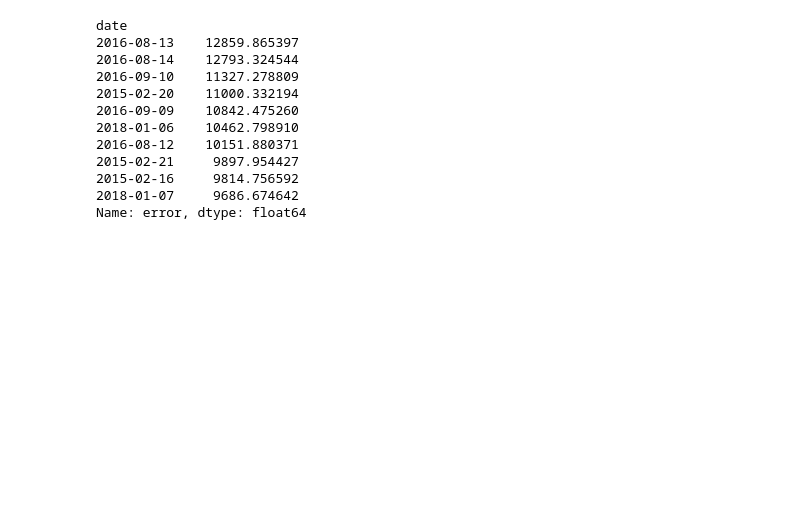
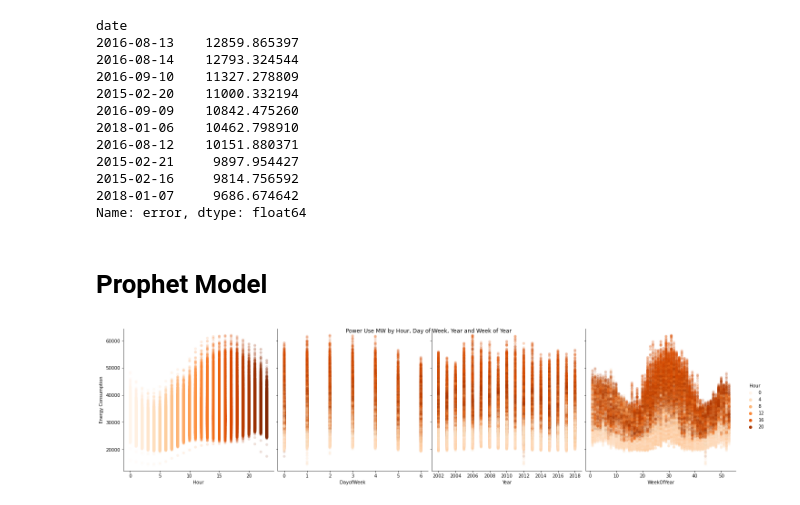
Before and after one commit to Masskadivar/BH-PCMLAI_CAPSTONE-PROJ, a Jupyter notebook: Hourly Energy Consumption.ipynb, the cells around one changed output. Cells and saved outputs as stored; diff of their text form; code cells hidden in the pictures; blank space fills up the shorter version.

```diff
--- a/Hourly Energy Consumption.ipynb
+++ b/Hourly Energy Consumption.ipynb
@@ -1033,3 +774,19 @@ date
 2015-02-16     9814.756592
 2018-01-07     9686.674642
 Name: error, dtype: float64
+# %% [markdown]
+# Prophet Model
+# %%
+sns.pairplot(df.dropna(),
+             hue='Hour',
+             x_vars=['Hour','DayofWeek',
+                     'Year','WeekOfYear'],
+             y_vars='Energy Consumption',
+             height=5,
+             plot_kws={'alpha':0.15, 'linewidth':0},
+             palette='Oranges'
+            )
+plt.suptitle('Power Use MW by Hour, Day of Week, Year and Week of Year')
+plt.show()
+# %% [output]
+[figure, added]
```
Also changed, not shown: parts of 81 cells of this notebook.
